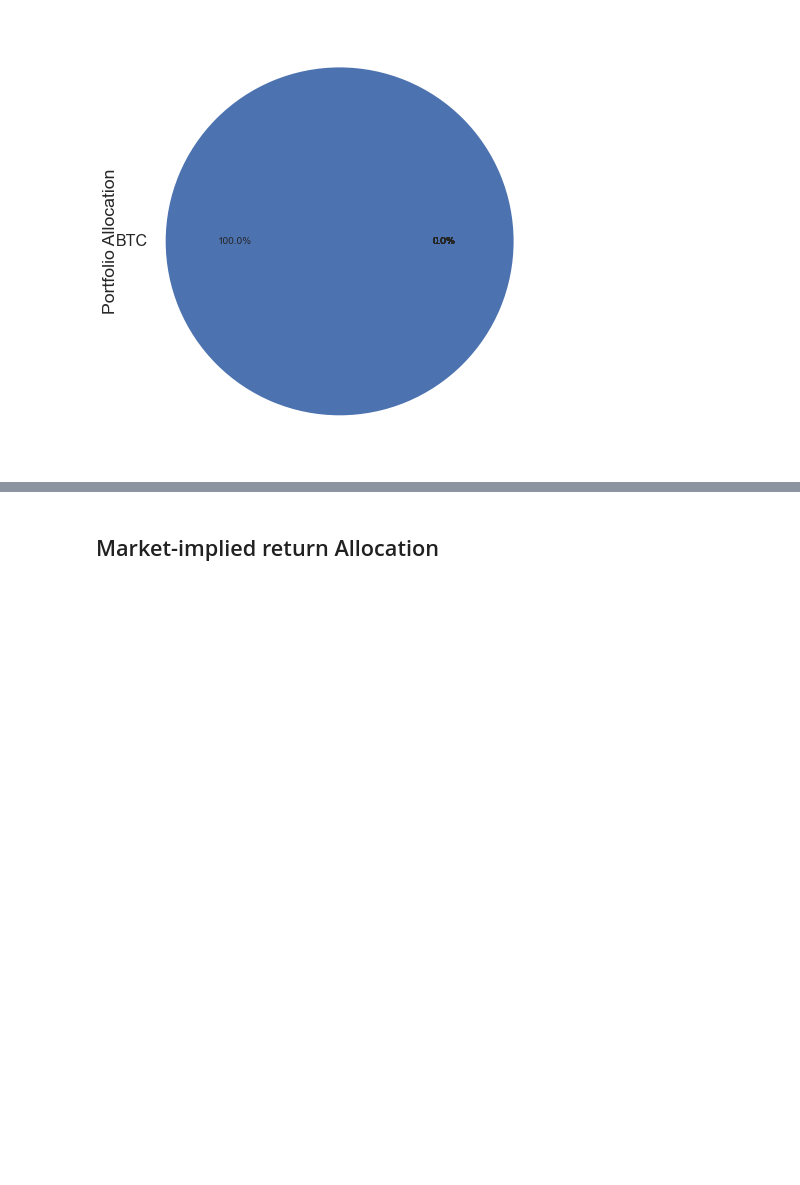
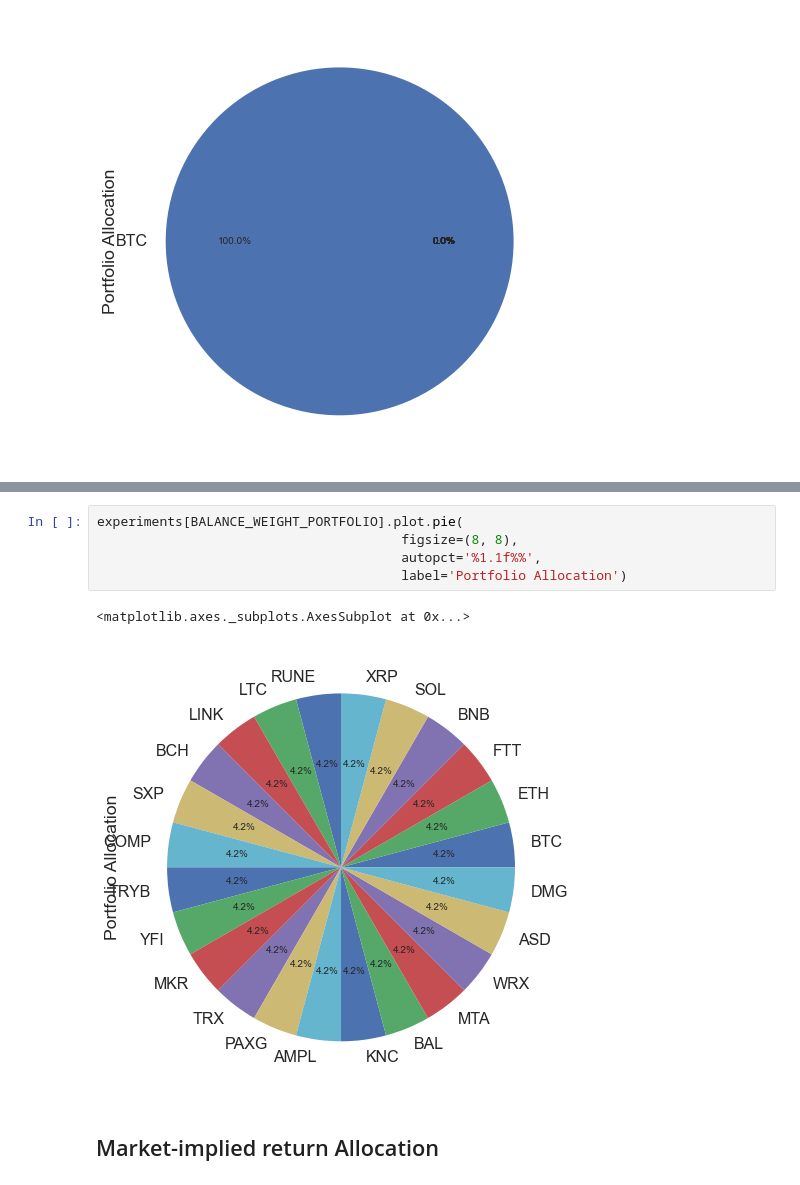
Before and after one commit to anythingth2/CryptoDueDiligence, a Jupyter notebook: AssetAllocation.ipynb, the cells around one changed output, grey strips where cells are left out. Drawn from its saved outputs; the diff is of its cells as text; blank space fills up the shorter version.

```diff
--- a/AssetAllocation.ipynb
+++ b/AssetAllocation.ipynb
@@ -239,3 +265,11 @@ experiments[BTC_ONLY_PORTFOLIO].plot.pie(
+# %%
+experiments[BALANCE_WEIGHT_PORTFOLIO].plot.pie(
+                                       figsize=(8, 8),
+                                       autopct='%1.1f%%',
+                                       label='Portfolio Allocation')
+# %% [output]
+<matplotlib.axes._subplots.AxesSubplot at 0x...>
+[figure, added]
 # %% [markdown]
 ## Market-implied return Allocation
 # %%
```
Also changed, not shown: parts of 16 cells of this notebook.
